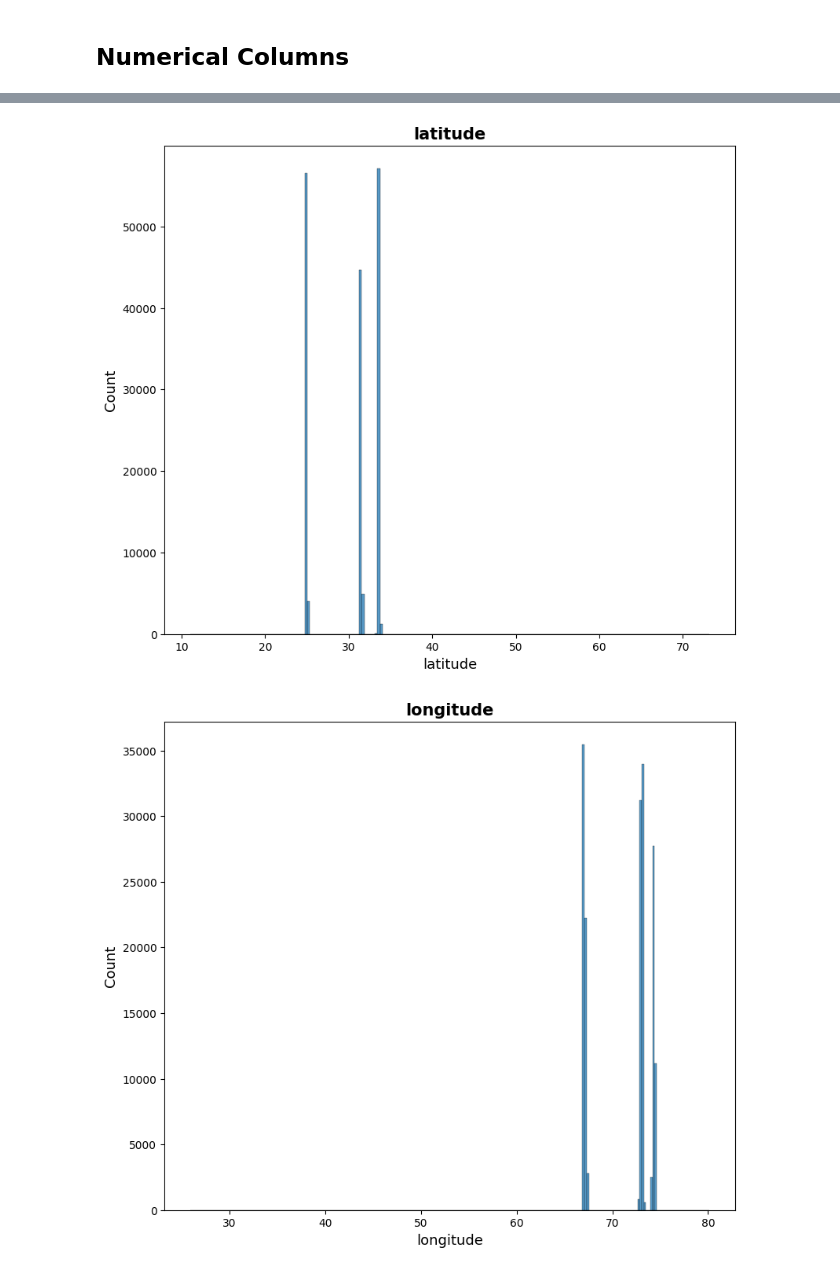
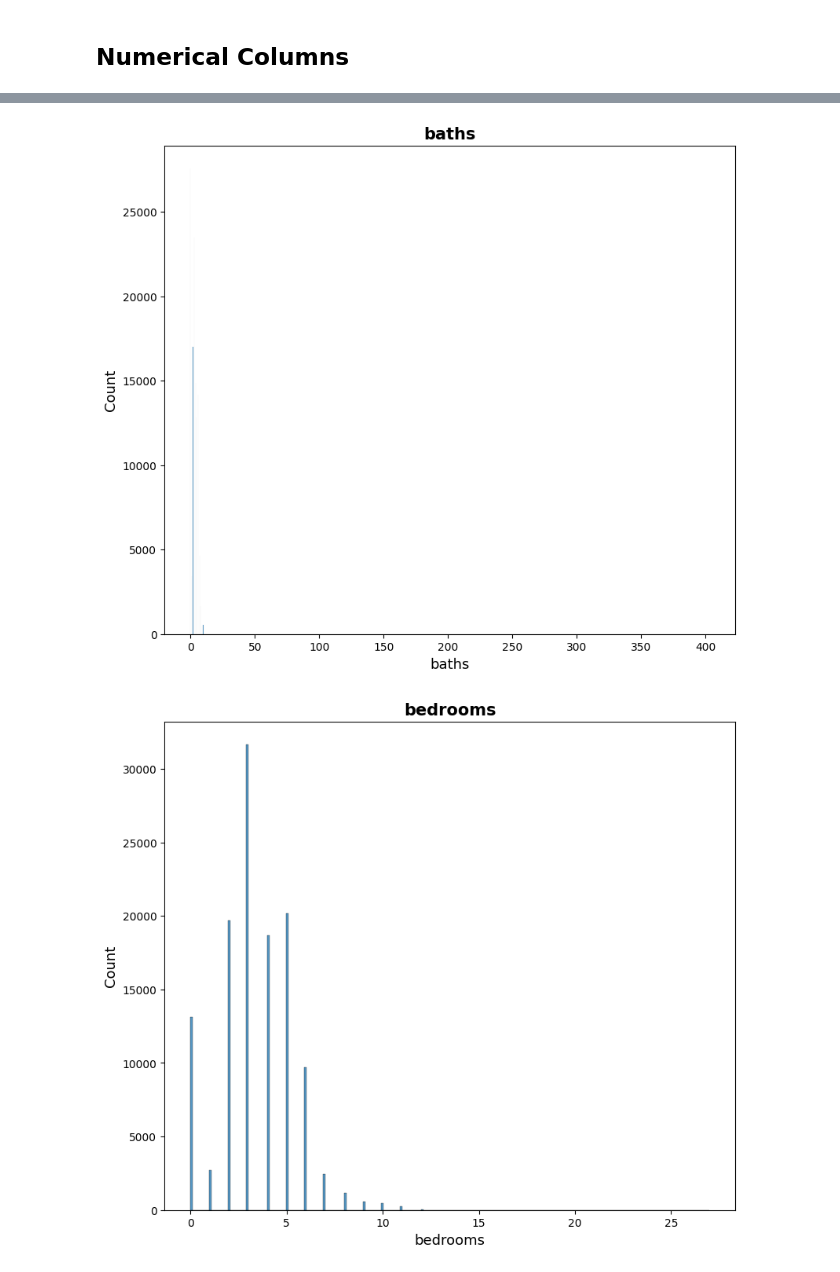
Before and after one commit to SinghJagpreet096/HousePrice-Prediction, a Jupyter notebook: model.ipynb, the cells around one changed output, grey strips where cells are left out. Saved outputs shown, nothing was run; the diff lists cells and outputs as text; code cells hidden in the pictures.

```diff
--- a/model.ipynb
+++ b/model.ipynb
@@ -53,0 +54,5 @@ Index(['property_id', 'location_id', 'page_url', 'property_type', 'price',
+# %%
+## removing spacing from column name and lowering column name for standardization
+
+df.columns = [re.sub('\s','',col).lower() for col in df.columns]
+df.columns
@@ -53,0 +70,9 @@ Index(['property_id', 'location_id', 'page_url', 'property_type', 'price',
+# %%
+## only considerinf data for sale and excluding data for rented houses
+
+print(f"value count of sales v/s rent:\n{df.purpose.value_counts()}\n")
+
+
+df  = df.query("purpose=='For Sale'")
+df.drop('purpose',axis=1,inplace=True)
+print(f"shape of sales data: {df.shape}")
@@ -78,0 +120,9 @@ df.describe(percentiles=[.05,.15,.25,.35,.5,.65,.75,.85]).T
+# %%
+## removed records with price as zero
+df = df[df['price']!=0]
+
+## removed records with area as zero
+df = df[df['areasize'] !=0]
+
+
+print(f"shape:{df.shape}")
@@ -291,0 +337,3 @@ Name: count, dtype: float64
+# %%
+## droping column areacategory
+df.drop('areacategory',axis=1,inplace=True)
@@ -293,7 +346,8 @@ Name: count, dtype: float64
 ## Numerical Columns
 # %%
 for col in numerical_columns:
-    set_labels(title=col)
-    sns.histplot(data=df, x=col)
-    plt.show()
+    if col not in ['latitude','longitude']:
+        set_labels(title=col)
+        sns.histplot(data=df, x=col)
+        plt.show()
 # %% [output]
@@ -301,2 +355,2 @@ for col in numerical_columns:
-[figure, old version]
+[figure, new version]
-[figure, old version]
+[figure, new version]
```
Also changed, not shown: parts of 44 cells of this notebook, 2 other files.
